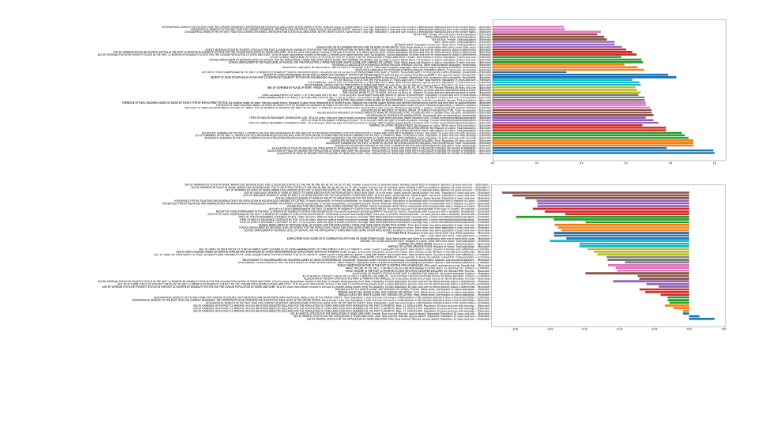
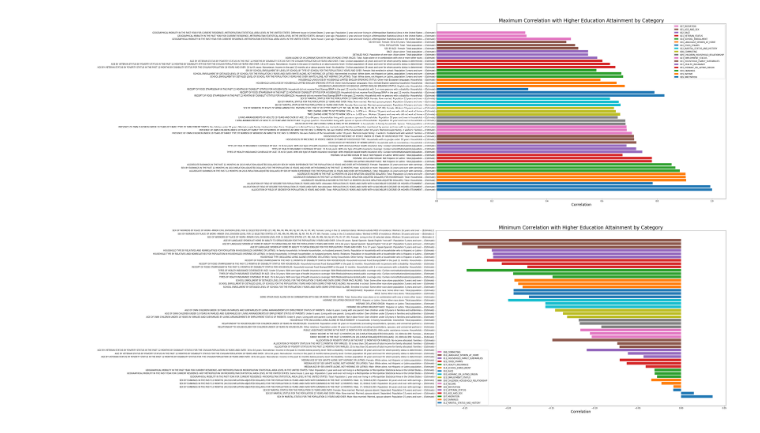
Before and after one commit to Tiger-Cross/AIHack18, a Jupyter notebook: notebooks/jonas.ipynb, the cells around one changed output. Cells and saved outputs as stored; diff of their text form; code cells hidden in the pictures; blank space fills up the shorter version.

Commit message:
added graph labels, legend, title, labels, cleanup

```diff
--- a/notebooks/jonas.ipynb
+++ b/notebooks/jonas.ipynb
@@ -25,8 +25,8 @@ for name in filenames:
     dfs.append(df)
 
 top_correlations    = [] # The strongest positive correlations
-min_correlations    = [] # The strongest negative correlations
-bottom_correlations = [] # The weakest correlations
+min_correlations    = [] # The weakest correlations
+bottom_correlations = [] # The strongest negative correlations
 
 for df in dfs:
     # We are only interested in Estimates, not the Margin of Error.
@@ -45,27 +45,37 @@ top_values    = []
 bottom_values = []
 min_values    = []
 
+# Origin File Names
+top_files     = []
+bottom_files  = []
+min_files     = []
+
 for df in top_correlations:
     top_labels.append(df['Unnamed: 0'].tolist())
     top_values.append(df['correlation'].tolist())
+    top_files.append(df['origin_file'].tolist())
 
 for df in bottom_correlations:
     bottom_labels.append(df['Unnamed: 0'].tolist())
     bottom_values.append(df['correlation'].tolist())
+    bottom_files.append(df['origin_file'].tolist())
 
 for df in min_correlations:
     min_labels.append(df['Unnamed: 0'].tolist())
     min_values.append(df['correlation'].tolist())
+    min_files.append(df['origin_file'].tolist())
 
-sorting_df = pd.DataFrame([top_values, top_labels], index=['top_values', 'top_labels']).transpose()
+sorting_df = pd.DataFrame([top_values, top_labels, top_files], index=['top_values', 'top_labels', 'top_files']).transpose()
+
 means = []
+
 for i in range(len(sorting_df['top_values'])):
     means.append(np.mean(sorting_df['top_values'][i]))
 
 sorting_df['average_value'] = means
 sorted_top_values_df = sorting_df.sort_values('average_value', ascending = False)
 
-bottom_sorting_df = pd.DataFrame([bottom_values, bottom_labels], index=['bottom_values', 'bottom_labels']).transpose()
+bottom_sorting_df = pd.DataFrame([bottom_values, bottom_labels, bottom_files], index=['bottom_values', 'bottom_labels', 'bottom_files']).transpose()
 
 bottom_means = []
 for i in range(len(bottom_sorting_df['bottom_values'])):
@@ -74,7 +84,7 @@ for i in range(len(bottom_sorting_df['bottom_values'])):
 bottom_sorting_df['average_value'] = bottom_means
 sorted_bottom_values_df = bottom_sorting_df.sort_values('average_value', ascending = False)
 
-min_sorting_df = pd.DataFrame([min_values, min_labels], index=['min_values', 'min_labels']).transpose()
+min_sorting_df = pd.DataFrame([min_values, min_labels, min_files], index=['min_values', 'min_labels', 'min_files']).transpose()
 
 min_means = []
 for i in range(len(min_sorting_df['min_values'])):
@@ -87,51 +97,83 @@ sorted_min_values_df = min_sorting_df.sort_values('average_value', ascending = F
 
 sorted_bottom_values = []
 sorted_bottom_labels = []
+sorted_bottom_files  = []
 sorted_min_values    = []
 sorted_min_labels    = []
+sorted_min_files     = []
 sorted_top_values    = []
 sorted_top_labels    = []
+sorted_top_files     = []
 
 for values in sorted_top_values_df['top_values']:
     for value in values:
         sorted_top_values.append(value)
 
 for values in sorted_bottom_values_df['bottom_values']:
     for value in values:
         sorted_bottom_values.append(value)
 
 for values in sorted_min_values_df['min_values']:
     for value in values:
         sorted_min_values.append(value)
+
+
+for files in sorted_top_values_df['top_files']:
+    for file in files:
+        sorted_top_files.append(file)
+
+for files in sorted_bottom_values_df['bottom_files']:
+    for file in files:
+        sorted_bottom_files.append(file)
+
+for files in sorted_min_values_df['min_files']:
+    for file in files:
+        sorted_min_files.append(file)
+
+
 
 for labels in sorted_top_values_df['top_labels']:
     for label in labels:
         sorted_top_labels.append(label)
 
 for labels in sorted_bottom_values_df['bottom_labels']:
     for label in labels:
         sorted_bottom_labels.append(label)
 
 for labels in sorted_min_values_df['min_labels']:
     for label in labels:
         sorted_min_labels.append(label)
 
 x = sp.linspace(0, 51, 51)
-plt.figure(figsize=(18, 18/1.61))
+top_corr = plt.figure(figsize=(26, 26/1.61))
+subplot_top_corr = top_corr.add_subplot(1, 1, 1)
+
 for i in range(len(sorted_top_values))[0::3]:
-    plt.barh(x[i:i+3], sorted_top_values[i:i+3], label = sorted_top_labels[i:i+3])
+    subplot_top_corr.barh(x[i:i+3], sorted_top_values[i:i+3], label = sorted_top_files[i])
 
+handles, labels = subplot_top_corr.get_legend_handles_labels()
+subplot_top_corr.legend(handles[::-1], labels[::-1])
+
+plt.title("Maximum Correlation with Higher Education Attainment by Category", fontsize = 24)
+plt.xlabel("Correlation", fontsize = 18)
 plt.yticks(x, sorted_top_labels)
 plt.show()
 # %% [output]
-[figure, old version]
+[figure, new version]
 # %%
-plt.figure(figsize=(18, 18/1.61))
+bottom_corr = plt.figure(figsize=(26, 26/1.61))
+subplot_bottom_corr = bottom_corr.add_subplot(1, 1, 1)
+
 for i in range(len(sorted_bottom_values))[0::3]:
-    plt.barh(x[i:i+3], sorted_bottom_values[i:i+3], label = sorted_bottom_labels[i:i+3])
+    subplot_bottom_corr.barh(x[i:i+3], sorted_bottom_values[i:i+3], label = sorted_bottom_files[i])
 
+handles, labels = subplot_bottom_corr.get_legend_handles_labels()
+subplot_bottom_corr.legend(handles[::-1], labels[::-1])
+
+plt.title("Minimum Correlation with Higher Education Attainment by Category", fontsize = 24)
+plt.xlabel("Correlation", fontsize = 18)
 plt.yticks(x, sorted_bottom_labels)
 plt.show()
 # %% [output]
-[figure, old version]
+[figure, new version]
 # %%
```
Also changed, not shown: parts of 1 cell of this notebook.
